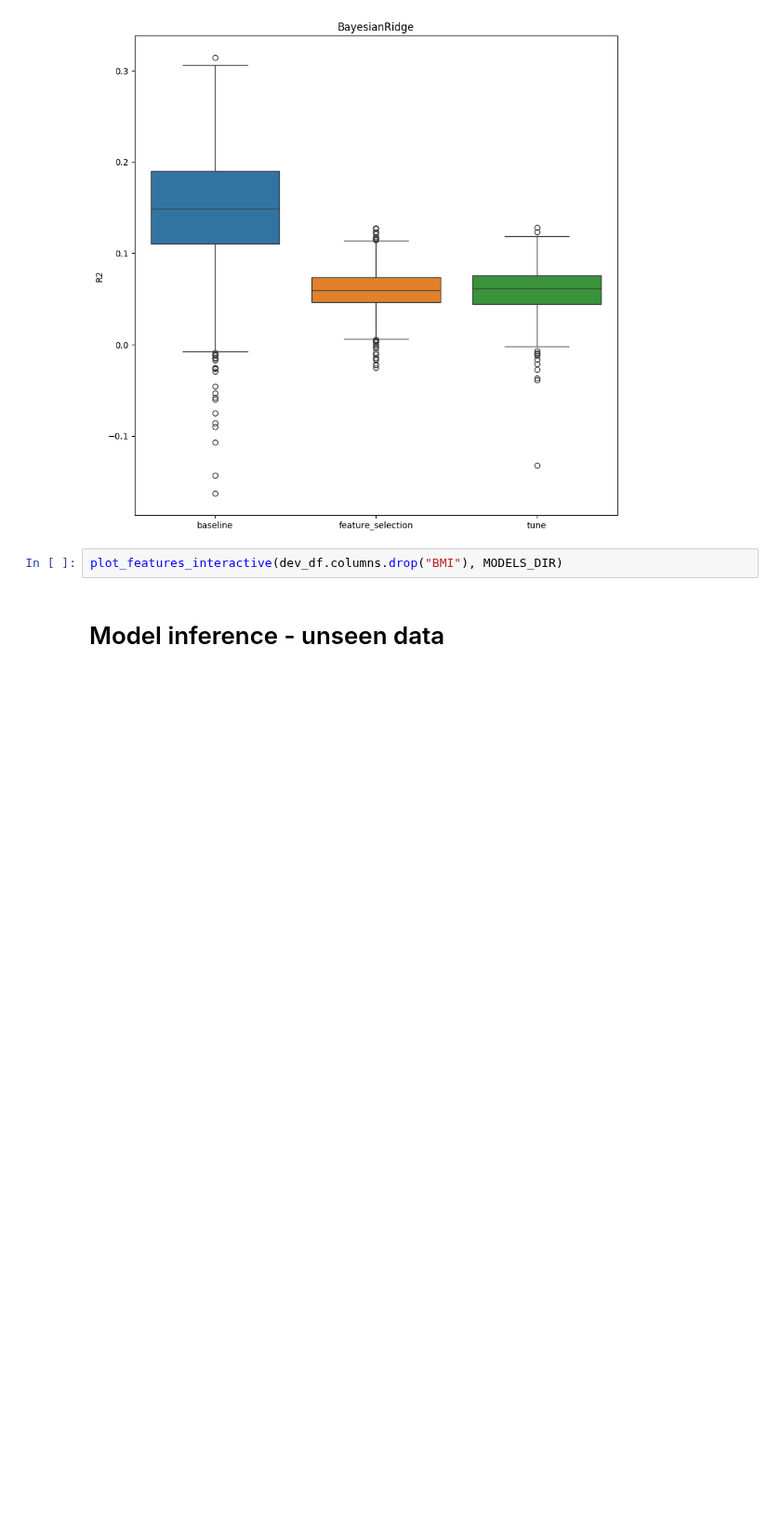
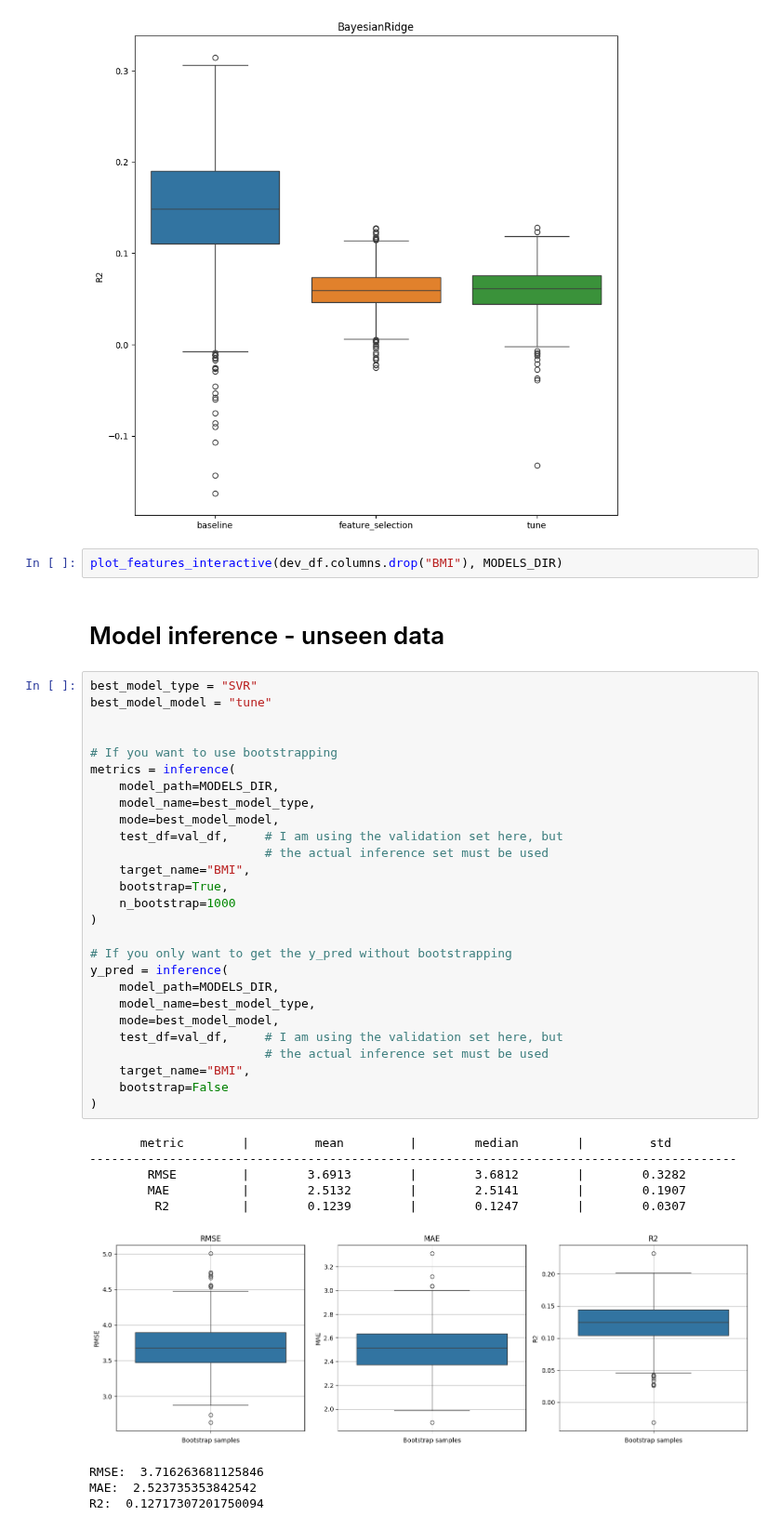
Before and after one commit to KonsKons26/mlcb-a1, a Jupyter notebook: notebooks/regression.ipynb, the cells around one changed output. Shown at 93% size. Saved outputs shown, nothing was run; the diff lists cells and outputs as text; blank space fills up the shorter version.

Commit message:
inference method completed

```diff
--- a/notebooks/regression.ipynb
+++ b/notebooks/regression.ipynb
@@ -125,3 +125,40 @@ plot_metrics(all_metrics)
 plot_features_interactive(dev_df.columns.drop("BMI"), MODELS_DIR)
 # %% [markdown]
 # Model inference - unseen data
+# %%
+best_model_type = "SVR"
+best_model_model = "tune"
+
+
+# If you want to use bootstrapping
+metrics = inference(
+    model_path=MODELS_DIR,
+    model_name=best_model_type,
+    mode=best_model_model,
+    test_df=val_df,     # I am using the validation set here, but
+                        # the actual inference set must be used
+    target_name="BMI",
+    bootstrap=True,
+    n_bootstrap=1000
+)
+
+# If you only want to get the y_pred without bootstrapping
+y_pred = inference(
+    model_path=MODELS_DIR,
+    model_name=best_model_type,
+    mode=best_model_model,
+    test_df=val_df,     # I am using the validation set here, but
+                        # the actual inference set must be used
+    target_name="BMI",
+    bootstrap=False
+)
+# %% [output]
+       metric        |         mean         |        median        |         std
+-----------------------------------------------------------------------------------------
+        RMSE         |        3.6913        |        3.6812        |        0.3282
+        MAE          |        2.5132        |        2.5141        |        0.1907
+         R2          |        0.1239        |        0.1247        |        0.0307
+[figure, added]
+RMSE:  3.716263681125846
+MAE:  2.523735353842542
+R2:  0.12717307201750094
```
Also changed, not shown: parts of 2 cells of this notebook, 2 other files.
